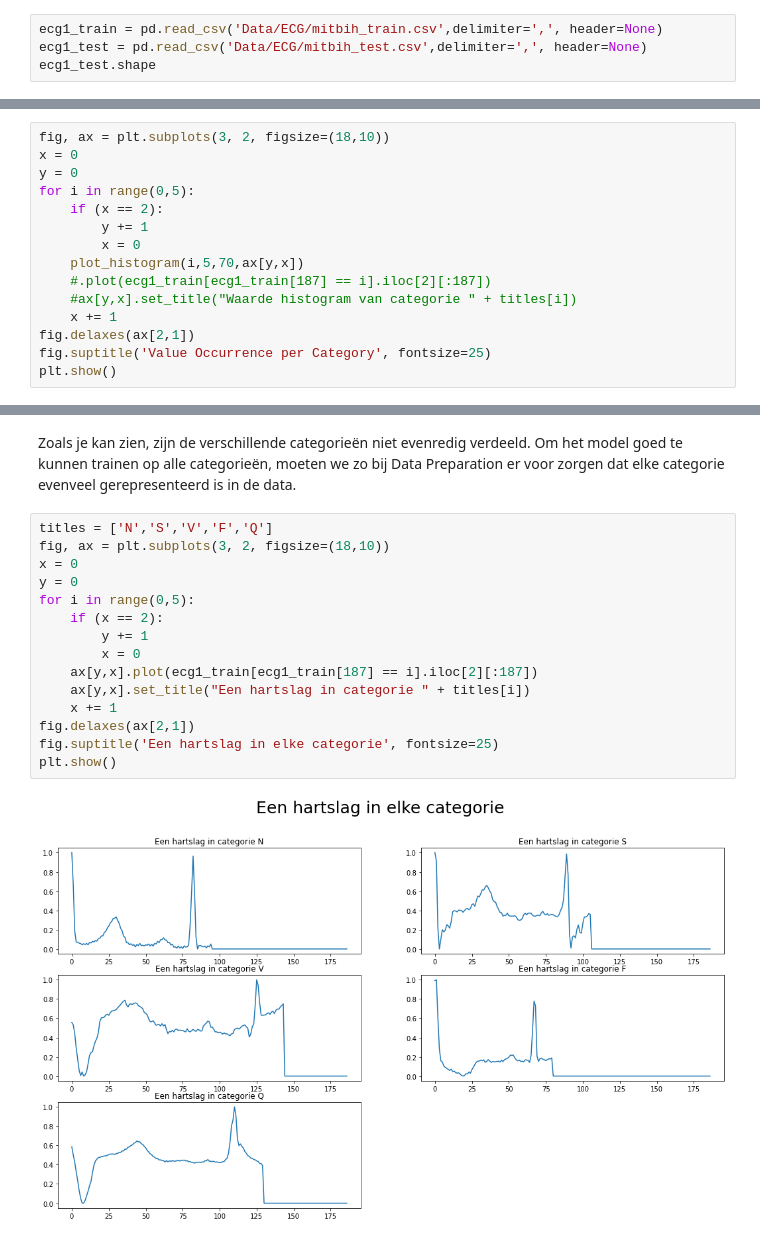
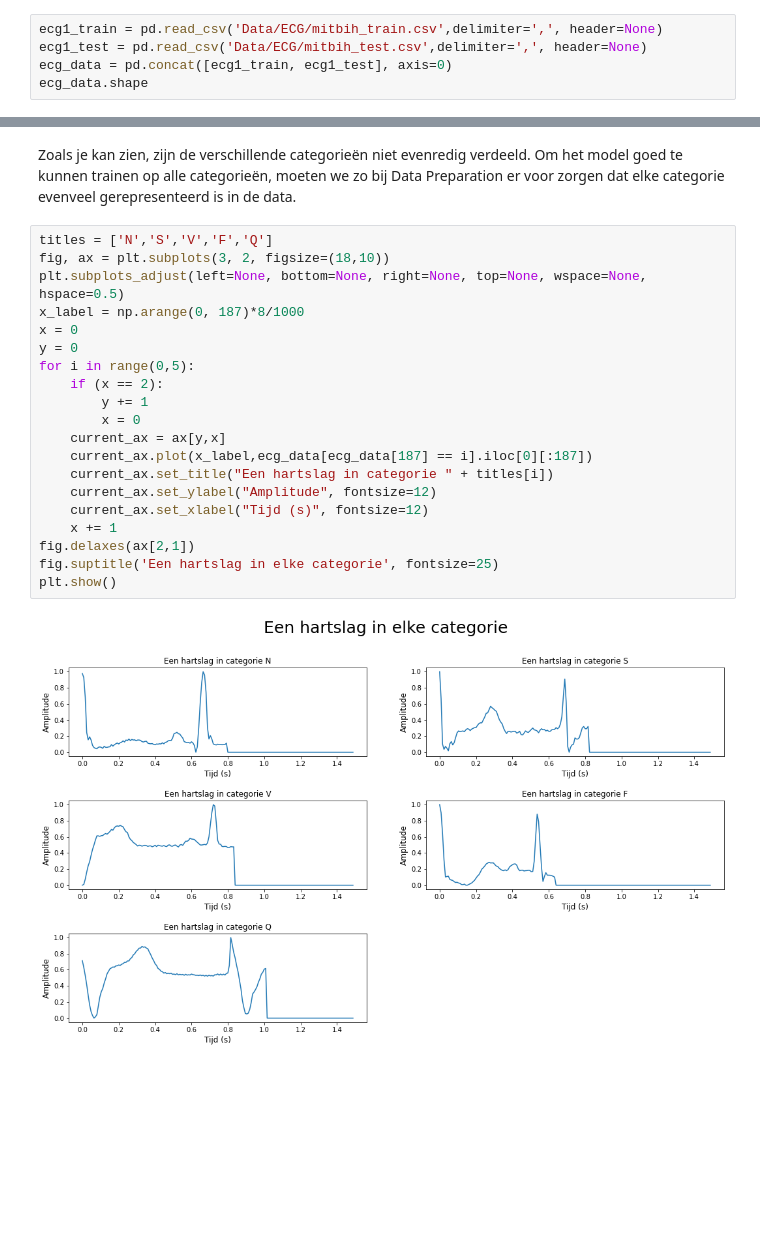
Before and after one commit to Mirmidion/PoC-Groep1, a Jupyter notebook: ECGData.ipynb, the cells around one changed output, grey strips where cells are left out. Saved outputs shown, nothing was run; the diff lists cells and outputs as text; blank space fills up the shorter version.

```diff
--- a/ECGData.ipynb
+++ b/ECGData.ipynb
@@ -73,5 +73,6 @@ import pandas_profiling as pp
 # %%
 ecg1_train = pd.read_csv('Data/ECG/mitbih_train.csv',delimiter=',', header=None)
 ecg1_test = pd.read_csv('Data/ECG/mitbih_test.csv',delimiter=',', header=None)
-ecg1_test.shape
+ecg_data = pd.concat([ecg1_train, ecg1_test], axis=0)
+ecg_data.shape
 # %% [output]
@@ -95,15 +81,0 @@ def plot_histogram(category,start,end,ax):
-# %%
-fig, ax = plt.subplots(3, 2, figsize=(18,10))
-x = 0
-y = 0
-for i in range(0,5):
-    if (x == 2):
-        y += 1
-        x = 0
-    plot_histogram(i,5,70,ax[y,x])
-    #.plot(ecg1_train[ecg1_train[187] == i].iloc[2][:187])
-    #ax[y,x].set_title("Waarde histogram van categorie " + titles[i])
-    x += 1
-fig.delaxes(ax[2,1])
-fig.suptitle('Value Occurrence per Category', fontsize=25)
-plt.show()
@@ -122,17 +92,22 @@ Zoals je kan zien, zijn de verschillende categorieën niet evenredig verdeeld. O
 # %%
 titles = ['N','S','V','F','Q']
 fig, ax = plt.subplots(3, 2, figsize=(18,10))
+plt.subplots_adjust(left=None, bottom=None, right=None, top=None, wspace=None, hspace=0.5)
+x_label = np.arange(0, 187)*8/1000
 x = 0
 y = 0
 for i in range(0,5):
     if (x == 2):
         y += 1
         x = 0
-    ax[y,x].plot(ecg1_train[ecg1_train[187] == i].iloc[2][:187])
-    ax[y,x].set_title("Een hartslag in categorie " + titles[i])
+    current_ax = ax[y,x]
+    current_ax.plot(x_label,ecg_data[ecg_data[187] == i].iloc[0][:187])
+    current_ax.set_title("Een hartslag in categorie " + titles[i])
+    current_ax.set_ylabel("Amplitude", fontsize=12)
+    current_ax.set_xlabel("Tijd (s)", fontsize=12)
     x += 1
 fig.delaxes(ax[2,1])
 fig.suptitle('Een hartslag in elke categorie', fontsize=25)
 plt.show()
 # %% [output]
-[figure, old version]
+[figure, new version]
```
Also changed, not shown: parts of 11 cells of this notebook, 18 other files.
